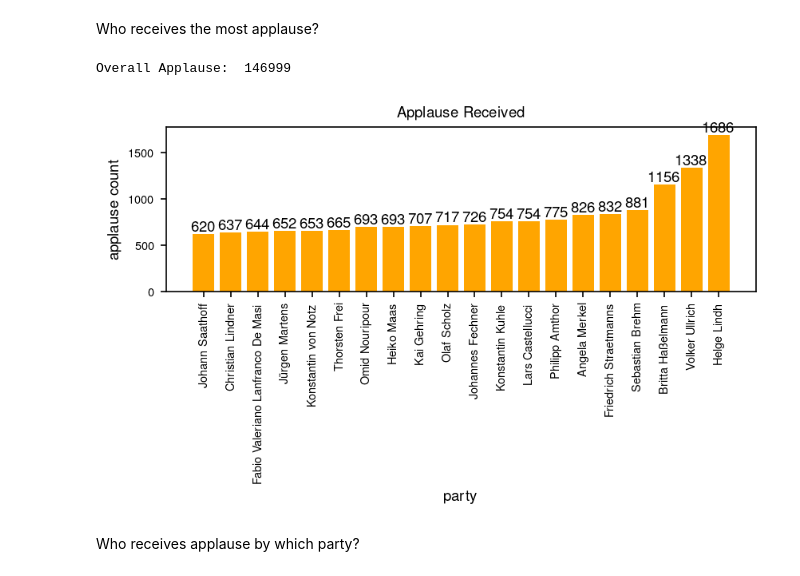
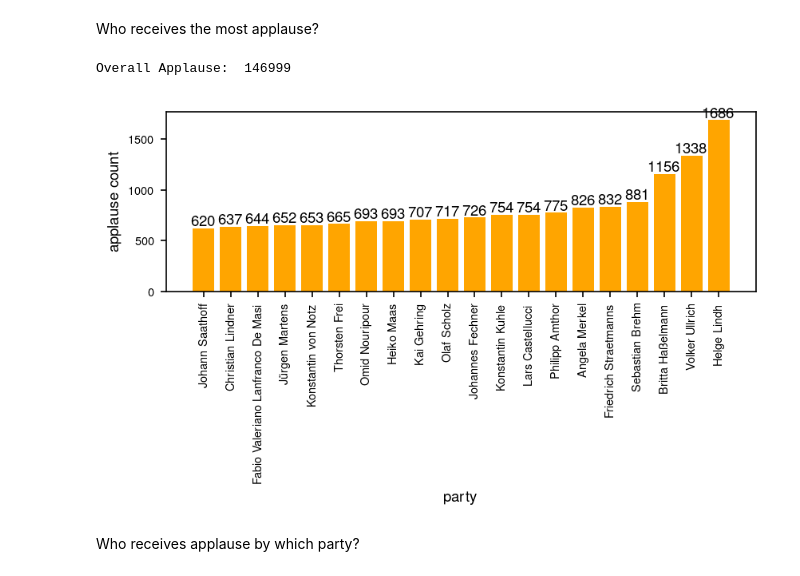
Before and after one commit to lukassailer/dl-bundestag, a Jupyter notebook: exp/comment_extras_02.ipynb, the cells around one changed output. Saved outputs shown, nothing was run; the diff lists cells and outputs as text; code cells hidden in the pictures.

```diff
--- a/exp/comment_extras_02.ipynb
+++ b/exp/comment_extras_02.ipynb
@@ -37,29 +37,29 @@ Who receives the most applause?
 # %%
 # Tuple of speaker name and applause sum
 applauseReceivedSum = [(speaker, applauseDF["applause count"].sum())
                        for (speaker, applauseDF) in applauseReceived]
 
 print("Overall Applause: ", sum([s for (_, s) in applauseReceivedSum]))
 
 # Only top n speakers
 n = 20
 mostApplauded = sorted(applauseReceivedSum, key=lambda s: s[1])[-n:]
 
 #plot
 fig, ax = plt.subplots()
 x = list(zip(*mostApplauded))# get two lists from list of tuples
 cntPlot = plt.bar(x[0],x[1], color="orange")
-plt.title("Applause Received")
+# plt.title("Applause Received")
 plt.xlabel("party")
 plt.ylabel("applause count")
 plt.xticks(rotation = 90)
 for i, bar in enumerate(cntPlot):
     ax.annotate(bar.get_height(),
                 (bar.get_x()+bar.get_width()/2., bar.get_height()),
                 ha='center', va='center', xytext=(0, 4), textcoords='offset points')
 # %% [output]
 Overall Applause:  146999
-[figure, old version]
+[figure, new version]
 # %% [markdown]
 Who receives applause by which party?
 # %%
```
Also changed, not shown: 9 other files.
